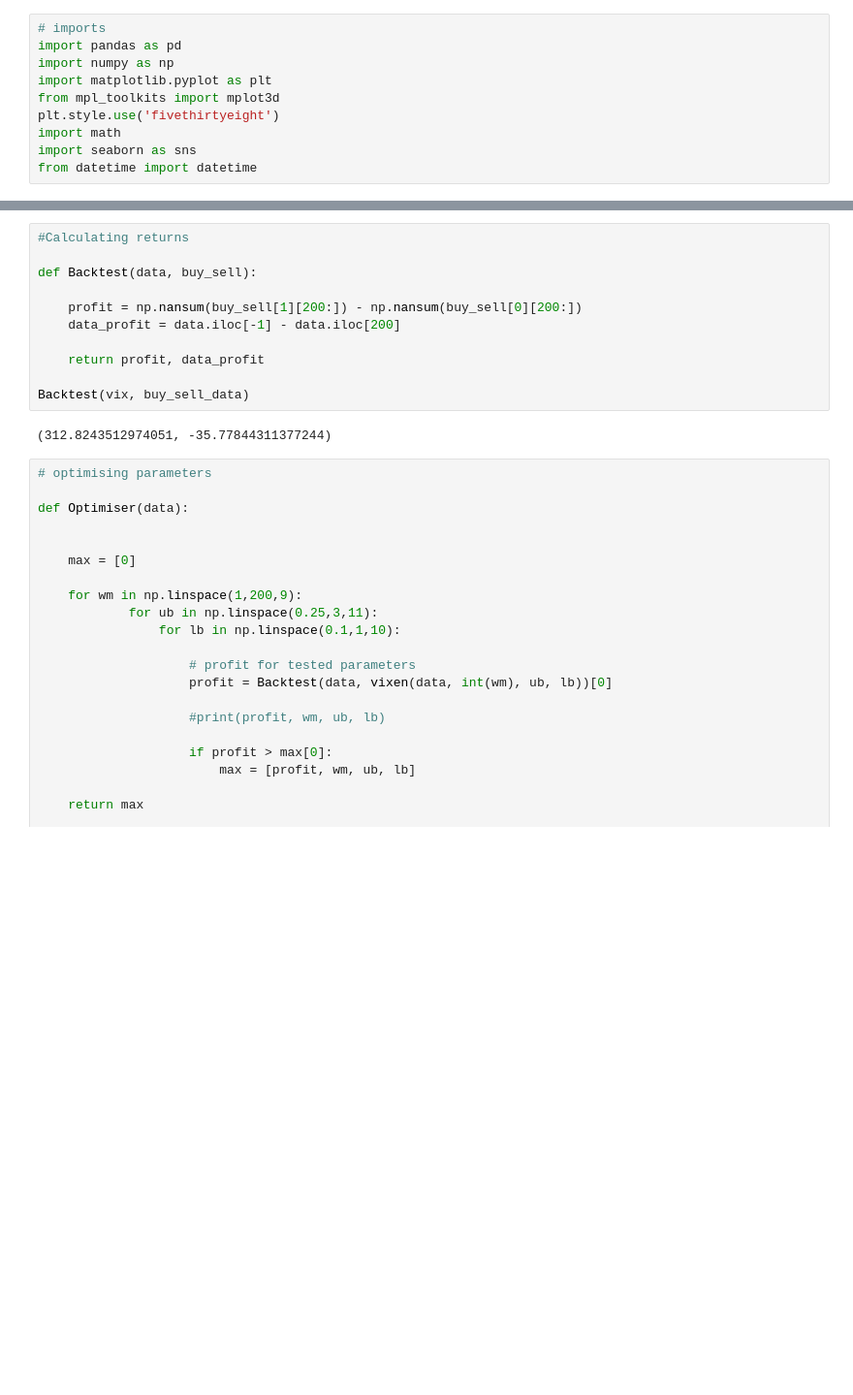
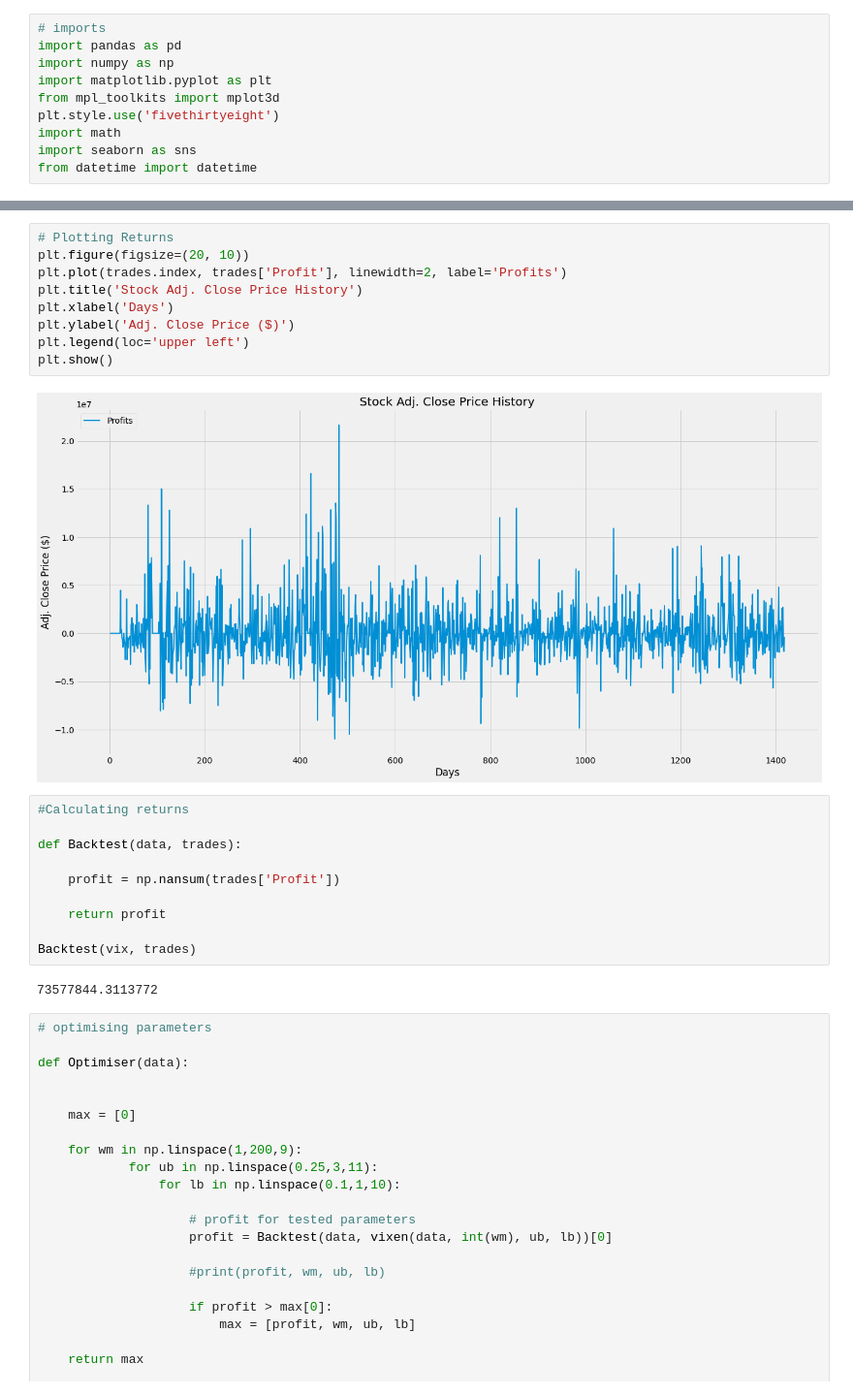
Before and after one commit to oscarwoodi/BHProj2Team1, a Jupyter notebook: VIX_.ipynb, the cells around one changed output, grey strips where cells are left out. Shown at 97% size. Saved outputs shown, nothing was run; the diff lists cells and outputs as text; blank space fills up the shorter version.

```diff
--- a/VIX_.ipynb
+++ b/VIX_.ipynb
@@ -151,16 +198,26 @@ plt.show()
+# %%
+# Plotting Returns
+plt.figure(figsize=(20, 10))
+plt.plot(trades.index, trades['Profit'], linewidth=2, label='Profits')
+plt.title('Stock Adj. Close Price History')
+plt.xlabel('Days')
+plt.ylabel('Adj. Close Price ($)')
+plt.legend(loc='upper left')
+plt.show()
+# %% [output]
+[figure, added]
 # %%
 #Calculating returns
 
-def Backtest(data, buy_sell):
+def Backtest(data, trades):
 
-    profit = np.nansum(buy_sell[1][200:]) - np.nansum(buy_sell[0][200:])
-    data_profit = data.iloc[-1] - data.iloc[200]
+    profit = np.nansum(trades['Profit'])
 
-    return profit, data_profit
+    return profit
 
-Backtest(vix, buy_sell_data)
+Backtest(vix, trades)
 # %% [output]
-(312.8243512974051, -35.77844311377244)
+73577844.3113772
 # %%
 # optimising parameters
 
```
Also changed, not shown: parts of 6 cells of this notebook, 1 other file.
